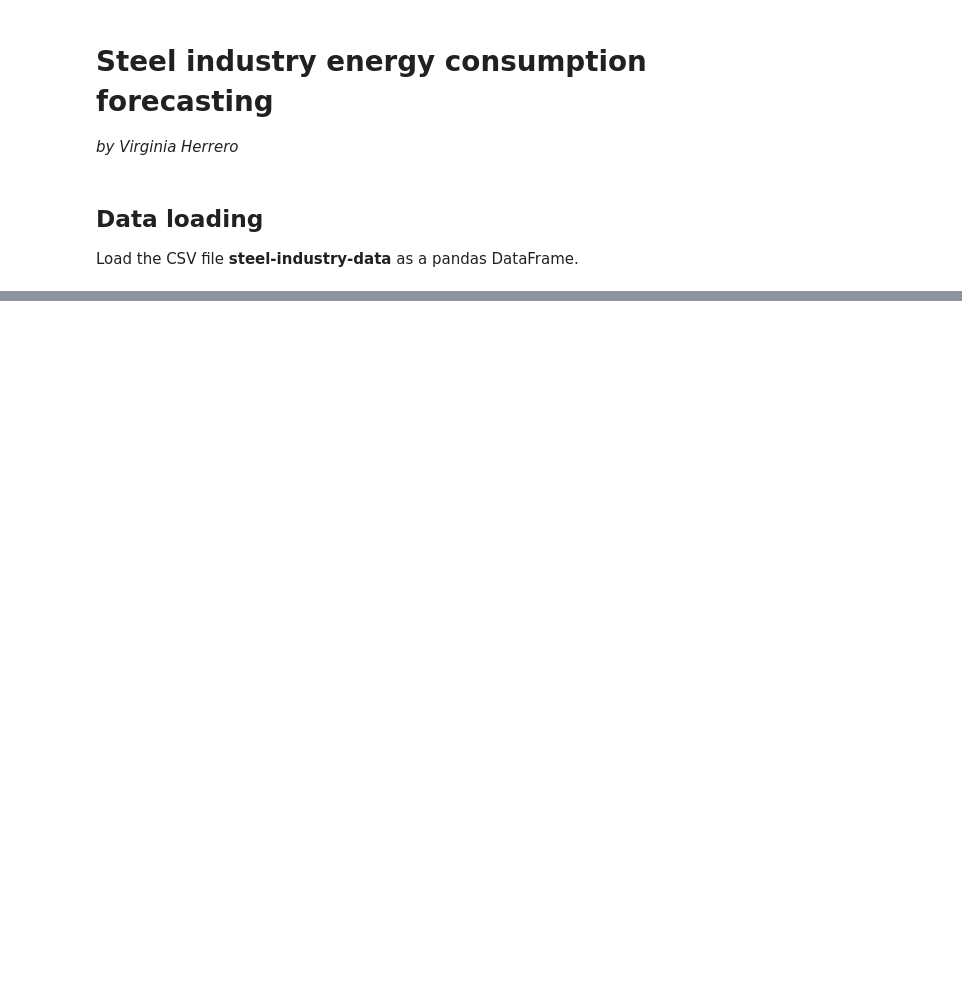
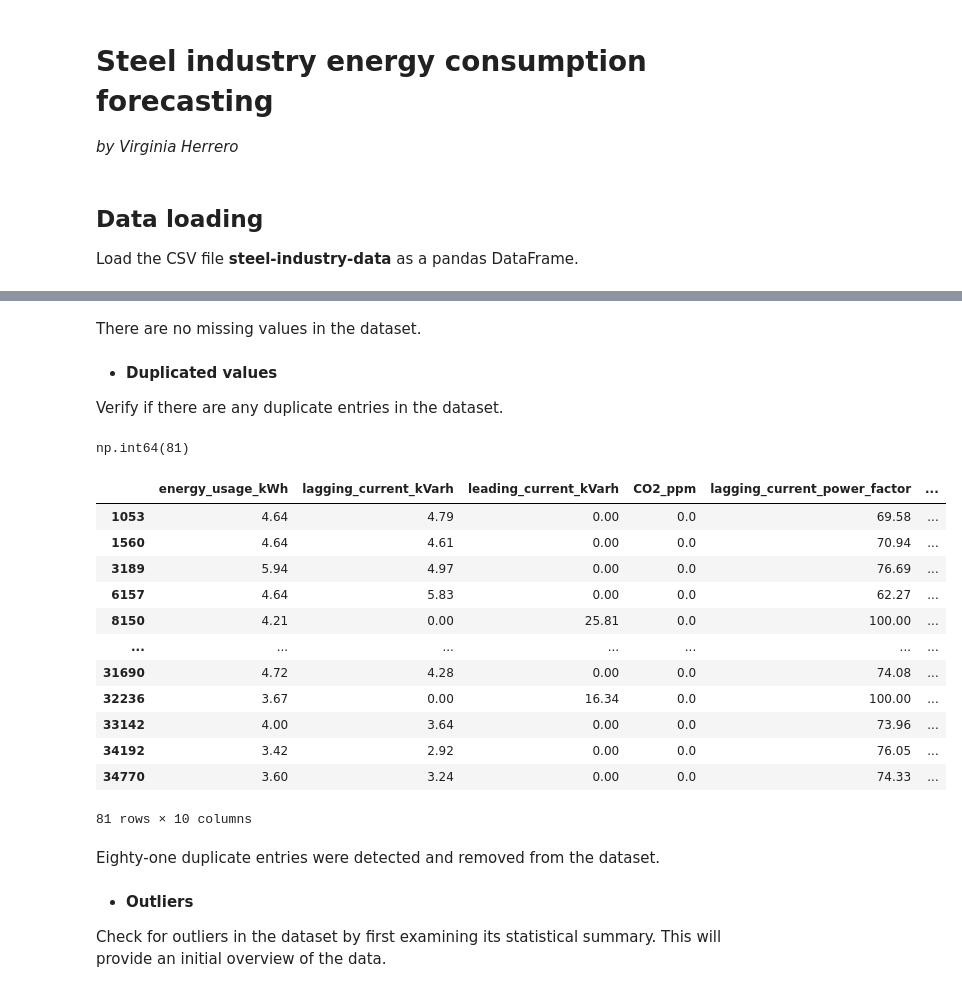
Before and after one commit to herrerovir/Steel-industry-energy-consumption-forecasting, a Jupyter notebook: Steel-industry-energy-consumption-forecasting.ipynb, the cells around one changed output, grey strips where cells are left out. Drawn from its saved outputs; the diff is of its cells as text; code cells hidden in the pictures; blank space fills up the shorter version.

Commit message:
Data cleaning

```diff
--- a/Steel-industry-energy-consumption-forecasting.ipynb
+++ b/Steel-industry-energy-consumption-forecasting.ipynb
@@ -25,0 +124,27 @@ df.head()
+# %% [markdown]
+There are no missing values in the dataset.
+# %% [markdown]
+* **Duplicated values**
+
+Verify if there are any duplicate entries in the dataset.
+# %%
+df.duplicated().sum()
+# %% [output]
+np.int64(81)
+# %%
+# Show all duplicated values
+df[df.duplicated()]
+# %% [output]
+|  | energy_usage_kWh | lagging_current_kVarh | leading_current_kVarh | CO2_ppm | lagging_current_power_factor | ... |
+| 1053 | 4.64 | 4.79 | 0.00 | 0.0 | 69.58 | ... |
+| 1560 | 4.64 | 4.61 | 0.00 | 0.0 | 70.94 | ... |
+| 3189 | 5.94 | 4.97 | 0.00 | 0.0 | 76.69 | ... |
+| 6157 | 4.64 | 5.83 | 0.00 | 0.0 | 62.27 | ... |
+| 8150 | 4.21 | 0.00 | 25.81 | 0.0 | 100.00 | ... |
+| ... | ... | ... | ... | ... | ... | ... |
+| 31690 | 4.72 | 4.28 | 0.00 | 0.0 | 74.08 | ... |
+| 32236 | 3.67 | 0.00 | 16.34 | 0.0 | 100.00 | ... |
+| 33142 | 4.00 | 3.64 | 0.00 | 0.0 | 73.96 | ... |
+| 34192 | 3.42 | 2.92 | 0.00 | 0.0 | 76.05 | ... |
+| 34770 | 3.60 | 3.24 | 0.00 | 0.0 | 74.33 | ... |
+81 rows × 10 columns
@@ -25,0 +154,6 @@ df.head()
+# %% [markdown]
+Eighty-one duplicate entries were detected and removed from the dataset.
+# %% [markdown]
+* **Outliers**
+
+Check for outliers in the dataset by first examining its statistical summary. This will provide an initial overview of the data.
```
Also changed, not shown: parts of 35 cells of this notebook.
